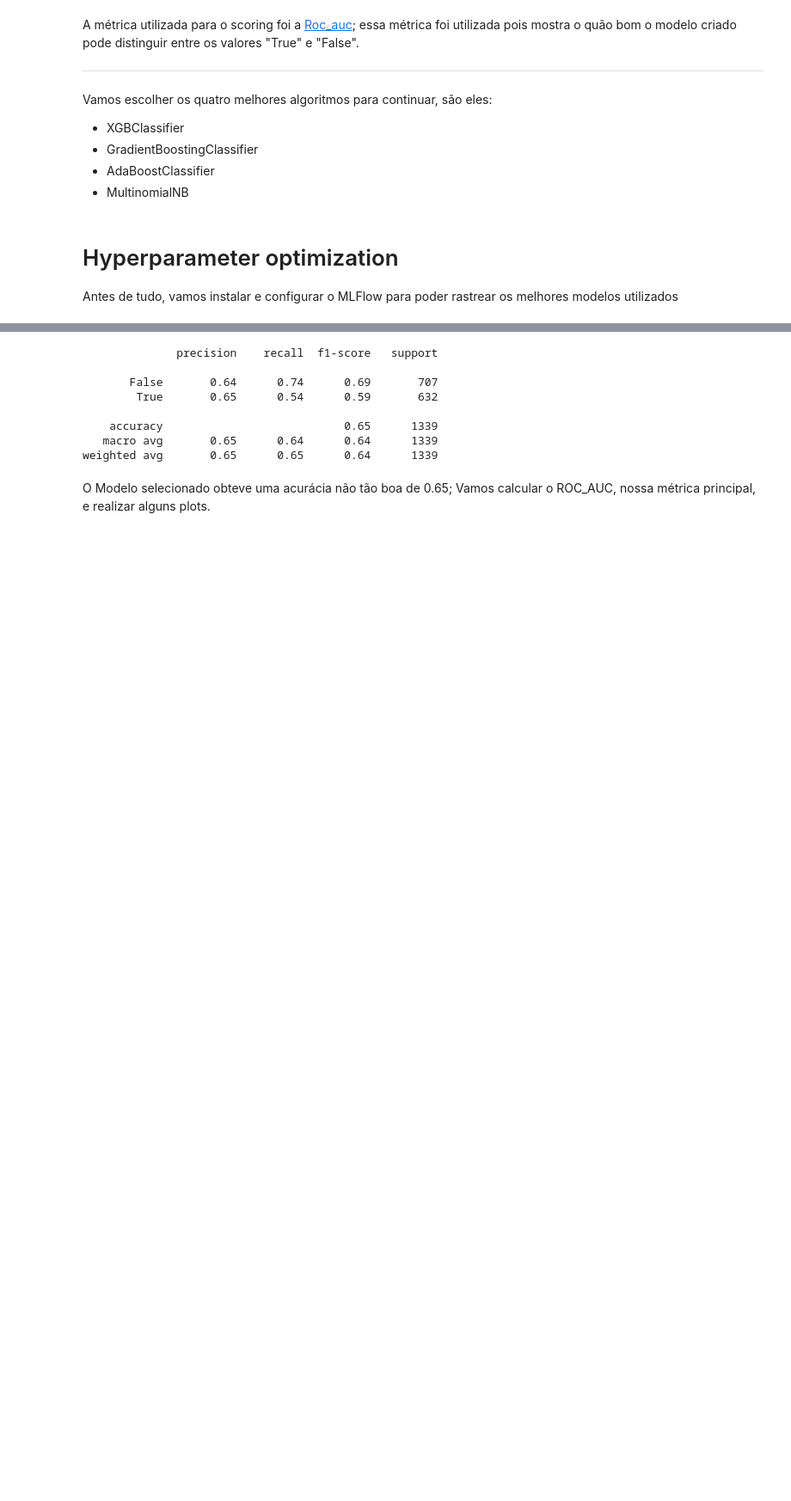
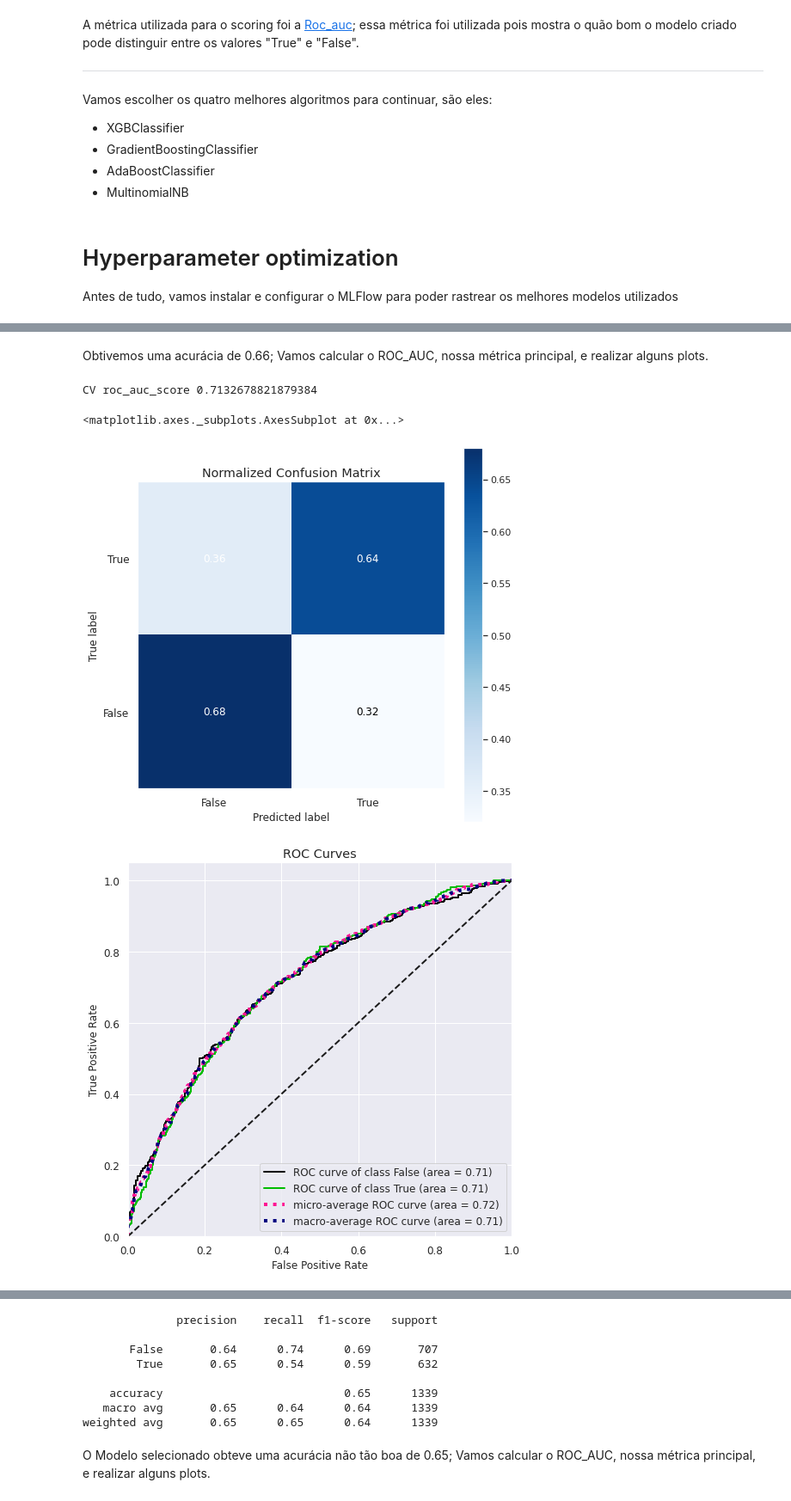
Before and after one commit to prximenes/world-soccer-data-results-odds, a Jupyter notebook: projeto2_classification.ipynb, the cells around one changed output, grey strips where cells are left out. Shown at 86% size. Drawn from its saved outputs; the diff is of its cells as text; code cells hidden in the pictures; blank space fills up the shorter version.

```diff
--- a/projeto2_classification.ipynb
+++ b/projeto2_classification.ipynb
@@ -1510,0 +1585,27 @@ Vamos agora utilizar o auto-sklearn para tunar os hiperparametros dos modelos:
+# %%
+#X_train, X_valid, y_train, y_valid = train_test_split(X_train, y_train, random_state=seed, test_size=0.2, stratify=y_train)
+
+predictions_list = np.zeros([len(y_train), 2])
+predictions_test = np.zeros([len(X_test)])
+
+folds = StratifiedKFold(n_splits=7, shuffle=False, random_state=seed)
+
+for train_idx, valid_idx in folds.split(X_train, y_train):
+  X_train_splt, X_valid_splt = X_train.iloc[train_idx,:], X_train.iloc[valid_idx,:]
+  y_train_splt, y_valid_splt = y_train.iloc[train_idx], y_train.iloc[valid_idx]
+
+  clf = GradientBoostingClassifier(n_estimators = 4000,
+                                    learning_rate = (best['learning_rate']),
+                                    subsample = (best['subsample']),
+                                    min_samples_split = (best['min_samples_split']),
+                                    random_state=seed)
+
+  clf.fit(X_train_splt, y_train_splt)
+
+  clf.predict(X_valid)
+  predictions_list = clf.predict_proba(X_valid) / 2
+  predictions_test += clf.predict_proba(X_test[X_valid.columns])[:,1]/ 2
+
+predictions = np.argmax(predictions_list, axis=1)
+
+print(classification_report(y_valid, predictions))
@@ -1510,0 +1621,19 @@ Vamos agora utilizar o auto-sklearn para tunar os hiperparametros dos modelos:
+# %% [markdown]
+Obtivemos uma acurácia de 0.66; Vamos calcular o ROC_AUC, nossa métrica principal, e realizar alguns plots.
+# %%
+print("CV roc_auc_score", roc_auc_score(y_valid, predictions_list[:,1], average = "macro"))
+
+sns.set(rc={'figure.figsize':(8,8)})
+subplot = skplt.metrics.plot_confusion_matrix(y_valid, predictions, normalize=True)
+subplot.set_ylim(-0.5, 1.5)
+
+sns.set(rc={'figure.figsize':(8,8)})
+skplt.metrics.plot_roc(y_valid, predictions_list)
+
+sns.set(rc={'figure.figsize':(8,8)})
+skplt.metrics.plot_lift_curve(y_valid, predictions_list)
+# %% [output]
+CV roc_auc_score 0.7132678821879384
+<matplotlib.axes._subplots.AxesSubplot at 0x...>
+[figure, added]
+[figure, added]
```
Also changed, not shown: parts of 44 cells of this notebook.
